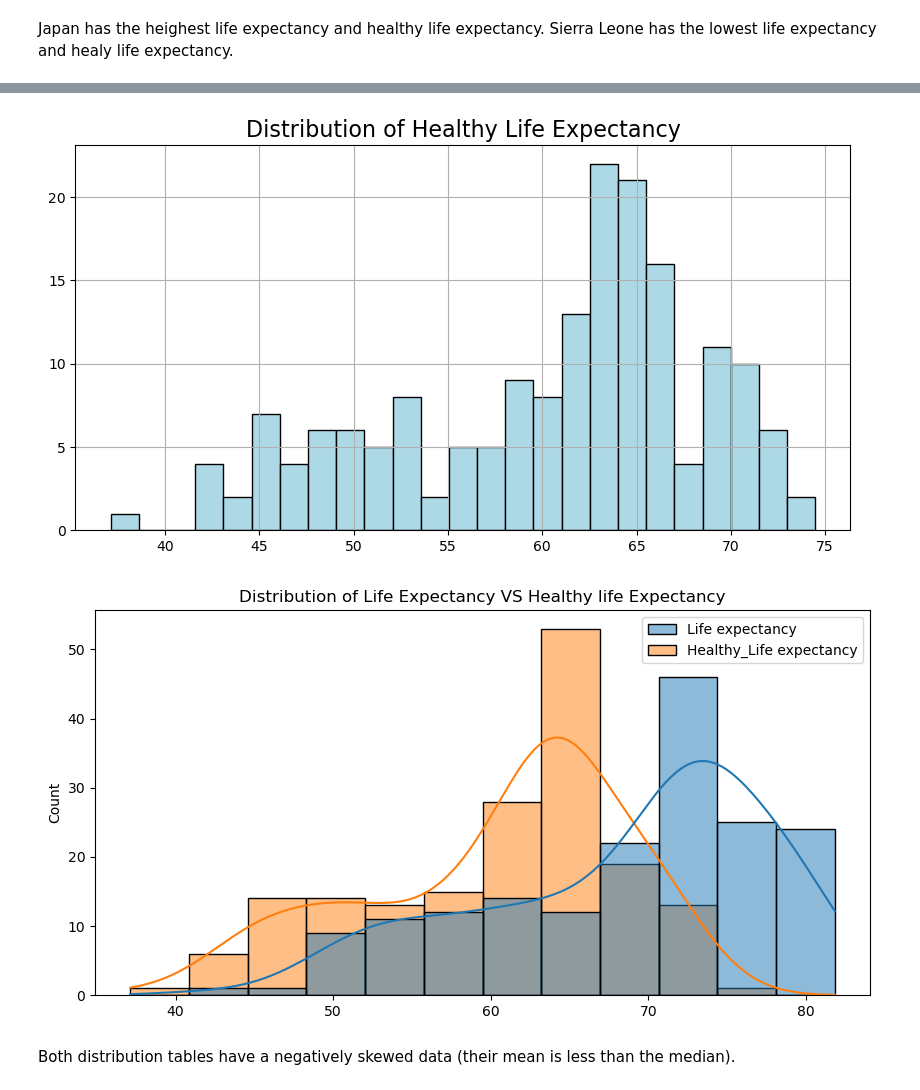
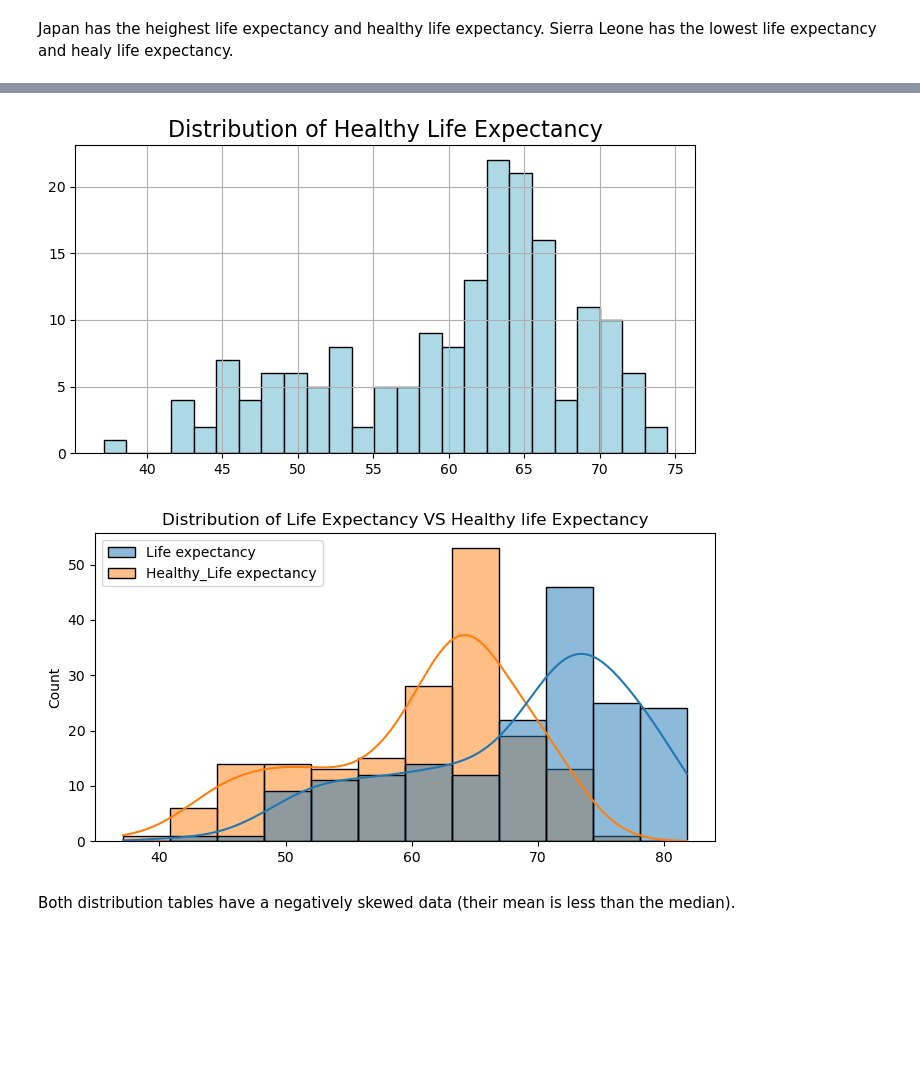
Before and after one commit to Fozeyasaid/Capston, a Jupyter notebook: Capstone .ipynb, the cells around one changed output, grey strips where cells are left out. Drawn from its saved outputs; the diff is of its cells as text; code cells hidden in the pictures; blank space fills up the shorter version.

```diff
--- a/Capstone .ipynb
+++ b/Capstone .ipynb
@@ -378,19 +377,19 @@ plt.title('Distribution of Life Expectancy', fontsize = 16);
 expectancy_country['Healthy_Life expectancy'].hist(bins = 25,
                             color = 'lightblue',
                             edgecolor = 'black',
-                            figsize = (10,5))
+                            figsize = (8,4))
 
 plt.title('Distribution of Healthy Life Expectancy', fontsize = 16);
 # %% [output]
-[figure, old version]
+[figure, new version]
 # %%
 # Distribution of the average life expectancy and average healthy life expectancy through the world.
-plt.figure(figsize = (10,5))
+plt.figure(figsize = (8,4))
 sns.histplot(data = expectancy_country, kde = True)
 # kde stands for Kernel Density Estimation, is a method used to visualize the probability distribution of a continuous random variable.
 plt.title ('Distribution of Life Expectancy VS Healthy life Expectancy');
 # %% [output]
-[figure, old version]
+[figure, new version]
 # %% [markdown]
 Both distribution tables have a negatively skewed data (their mean is less than the median).
 # %% [markdown]
```
Also changed, not shown: parts of 43 cells of this notebook, 1 other file.
